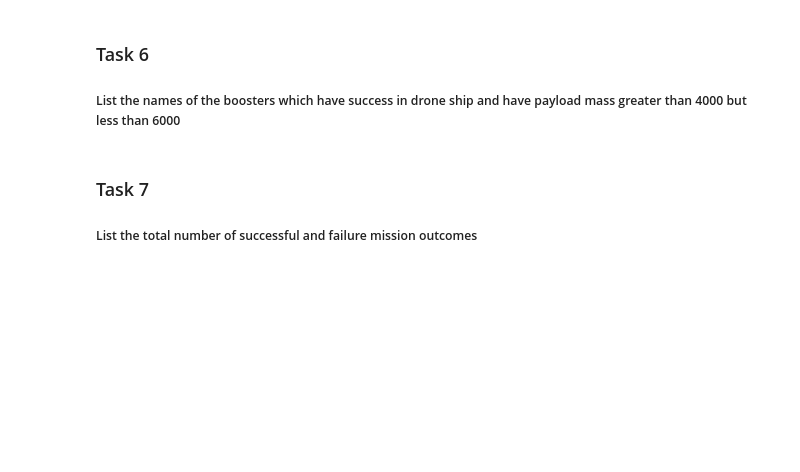
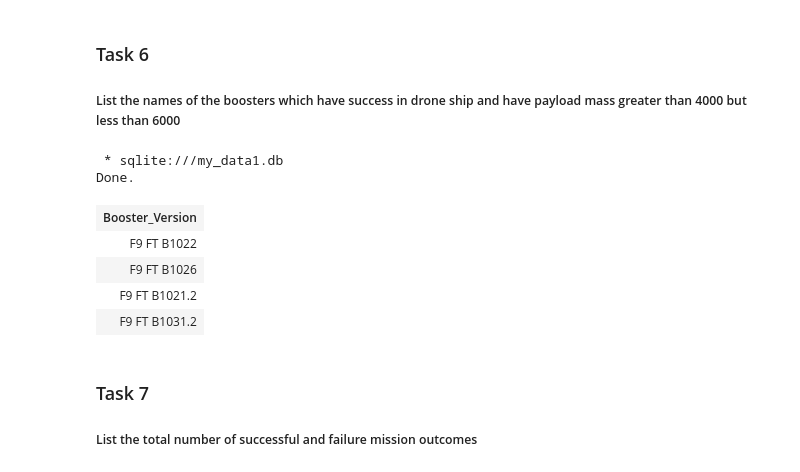
Before and after one commit to aidanjdm/applied-data-science-capstone, a Jupyter notebook: jupyter-labs-eda-sql-coursera_sqllite.ipynb, the cells around one changed output. Drawn from its saved outputs; the diff is of its cells as text; code cells hidden in the pictures; blank space fills up the shorter version.

```diff
--- a/jupyter-labs-eda-sql-coursera_sqllite.ipynb
+++ b/jupyter-labs-eda-sql-coursera_sqllite.ipynb
@@ -204,6 +204,18 @@ Done.
 ### Task 6
 
 ##### List the names of the boosters which have success in drone ship and have payload mass greater than 4000 but less than 6000
+# %%
+%sql select Booster_Version \
+from SPACEXTBL where "Landing _Outcome" = 'Success (drone ship)' \
+and PAYLOAD_MASS__KG_ BETWEEN 4000 and 6000
+# %% [output]
+ * sqlite:///my_data1.db
+Done.
+| Booster_Version |
+| F9 FT B1022 |
+| F9 FT B1026 |
+| F9 FT B1021.2 |
+| F9 FT B1031.2 |
 # %% [markdown]
 ### Task 7
 
```
Also changed, not shown: parts of 4 cells of this notebook.
